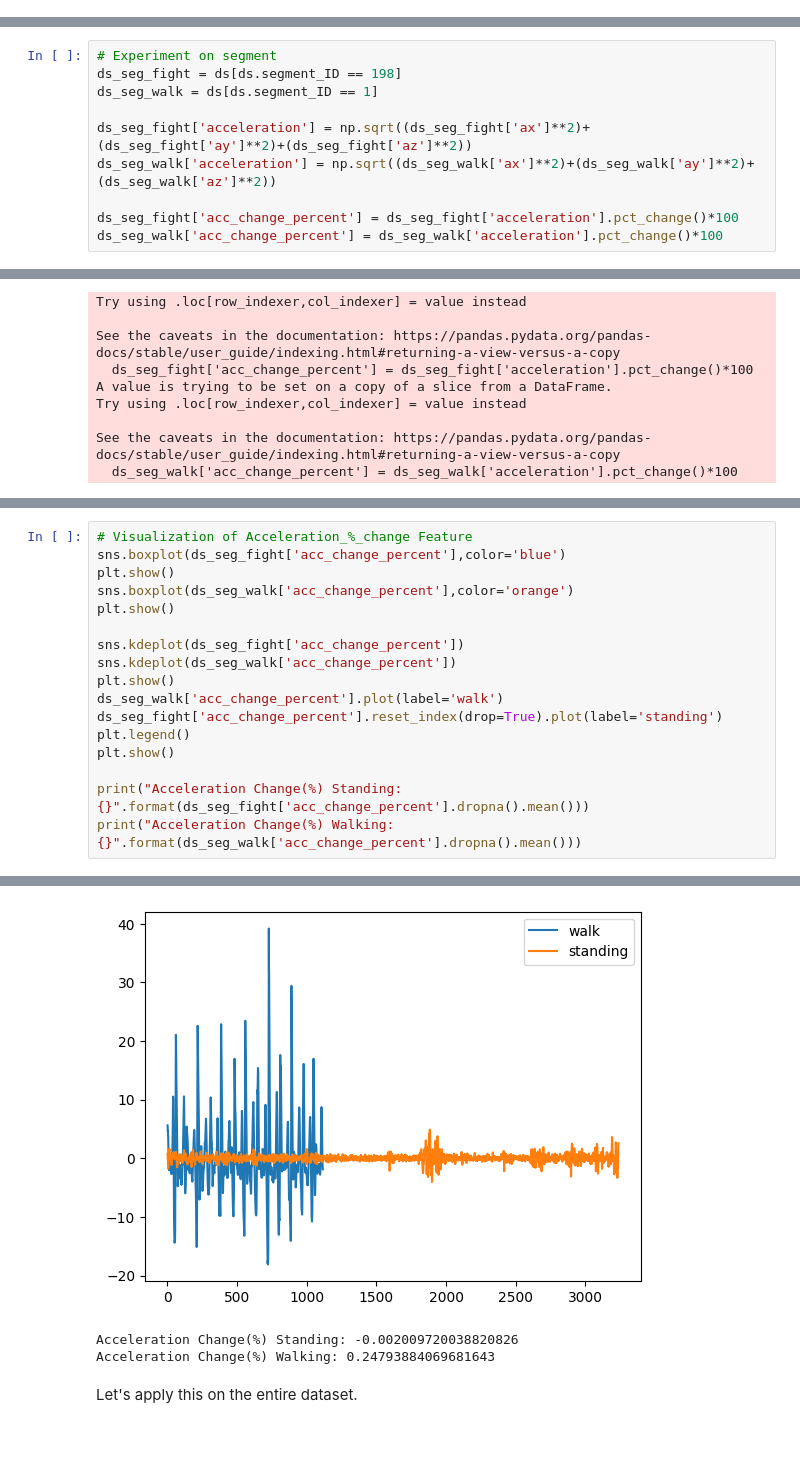
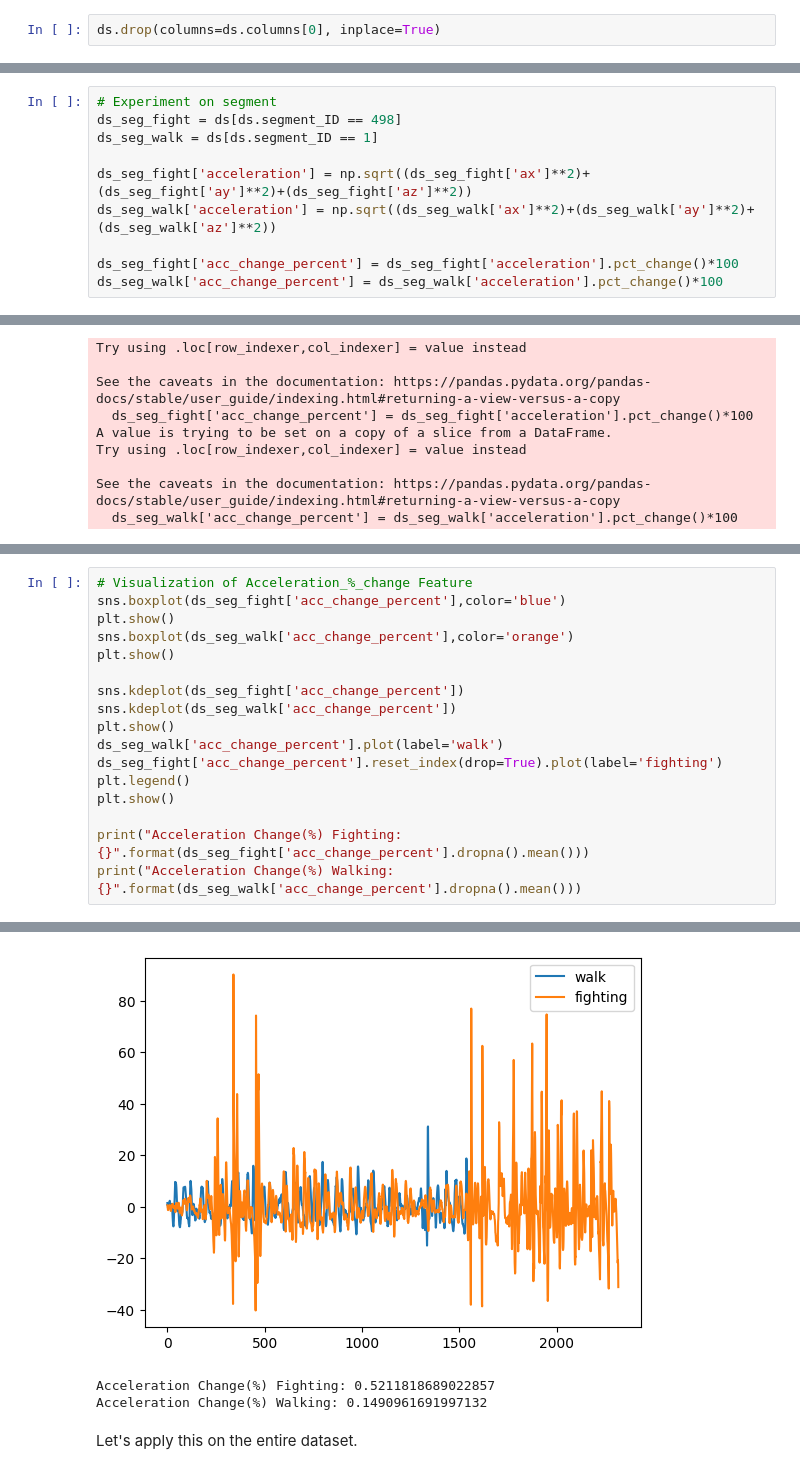
Before and after one commit to SharathRajMohan/AnimalCollarAI, a Jupyter notebook: AnimalAIDataProcessing.ipynb, the cells around one changed output, grey strips where cells are left out. Saved outputs shown, nothing was run; the diff lists cells and outputs as text; blank space fills up the shorter version.

```diff
--- a/AnimalAIDataProcessing.ipynb
+++ b/AnimalAIDataProcessing.ipynb
@@ -36,3 +28,5 @@ ds[ds['segment_ID'] == 1]
+# %%
+ds.drop(columns=ds.columns[0], inplace=True)
 # %% [markdown]
 There are 679 segments present in the following dataset.
 # %% [markdown]
@@ -175,6 +164,6 @@ print(pd.Series(signal.resample(ds[ds['segment_ID']==segment]['cx'].dropna(),ds[
 # %%
 # Experiment on segment
-ds_seg_fight = ds[ds.segment_ID == 198]
+ds_seg_fight = ds[ds.segment_ID == 498]
 ds_seg_walk = ds[ds.segment_ID == 1]
 
 ds_seg_fight['acceleration'] = np.sqrt((ds_seg_fight['ax']**2)+(ds_seg_fight['ay']**2)+(ds_seg_fight['az']**2))
@@ -235,10 +224,10 @@ sns.kdeplot(ds_seg_fight['acc_change_percent'])
 sns.kdeplot(ds_seg_walk['acc_change_percent'])
 plt.show()
 ds_seg_walk['acc_change_percent'].plot(label='walk')
-ds_seg_fight['acc_change_percent'].reset_index(drop=True).plot(label='standing')
+ds_seg_fight['acc_change_percent'].reset_index(drop=True).plot(label='fighting')
 plt.legend()
 plt.show()
 
-print("Acceleration Change(%) Standing: {}".format(ds_seg_fight['acc_change_percent'].dropna().mean()))
+print("Acceleration Change(%) Fighting: {}".format(ds_seg_fight['acc_change_percent'].dropna().mean()))
 print("Acceleration Change(%) Walking: {}".format(ds_seg_walk['acc_change_percent'].dropna().mean()))
 # %% [output]
@@ -248,6 +237,6 @@ print("Acceleration Change(%) Walking: {}".format(ds_seg_walk['acc_change_percen
-[figure, old version]
+[figure, new version]
-Acceleration Change(%) Standing: -0.002009720038820826
-Acceleration Change(%) Walking: 0.24793884069681643
+Acceleration Change(%) Fighting: 0.5211818689022857
+Acceleration Change(%) Walking: 0.1490961691997132
 # %% [markdown]
 Let's apply this on the entire dataset.
 # %%
```
Also changed, not shown: parts of 22 cells of this notebook, 1 other file.
